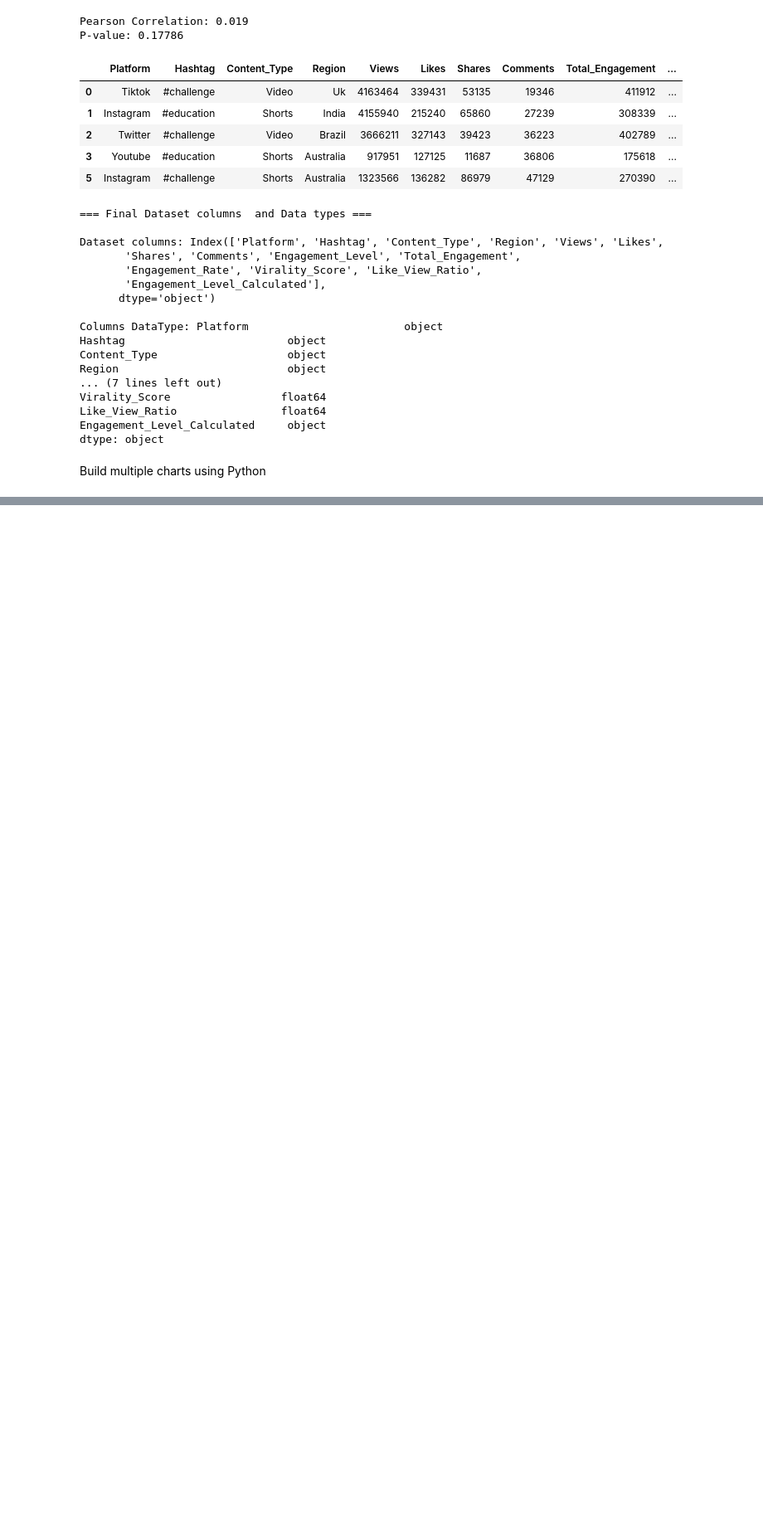
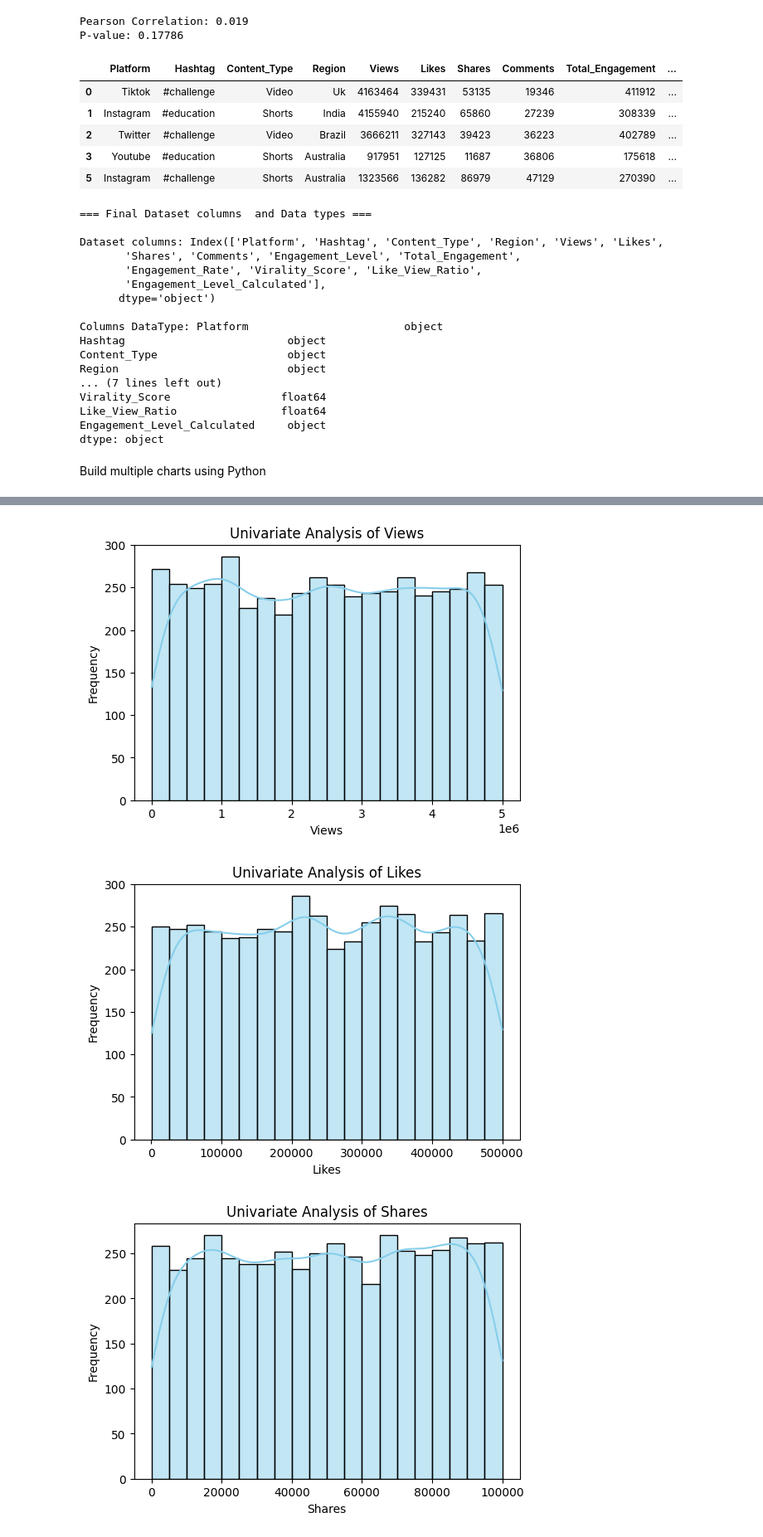
Before and after one commit to jari127/MSDS25026_Project, a Jupyter notebook: code_file.ipynb, the cells around one changed output, grey strips where cells are left out. Shown at 83% size. Cells and saved outputs as stored; diff of their text form; code cells hidden in the pictures; blank space fills up the shorter version.

Commit message:
#08:Data visualization: added Engagement_Level count plot and univariate analysis charts (histograms & KDE) for numerical features

```diff
--- a/code_file.ipynb
+++ b/code_file.ipynb
@@ -501,0 +510,13 @@ Build multiple charts using Python
+# %%
+#Histogram + KDE Plots
+for col in num_cols:
+    plt.figure(figsize=(6,4))
+    sns.histplot(df[col], bins=20, kde=True, color='skyblue', edgecolor='black')
+    plt.title(f'Univariate Analysis of {col}')
+    plt.xlabel(col)
+    plt.ylabel('Frequency')
+    plt.show()
+# %% [output]
+[figure, added]
+[figure, added]
+[figure, added]
```
Also changed, not shown: parts of 4 cells of this notebook, 4 other files.
